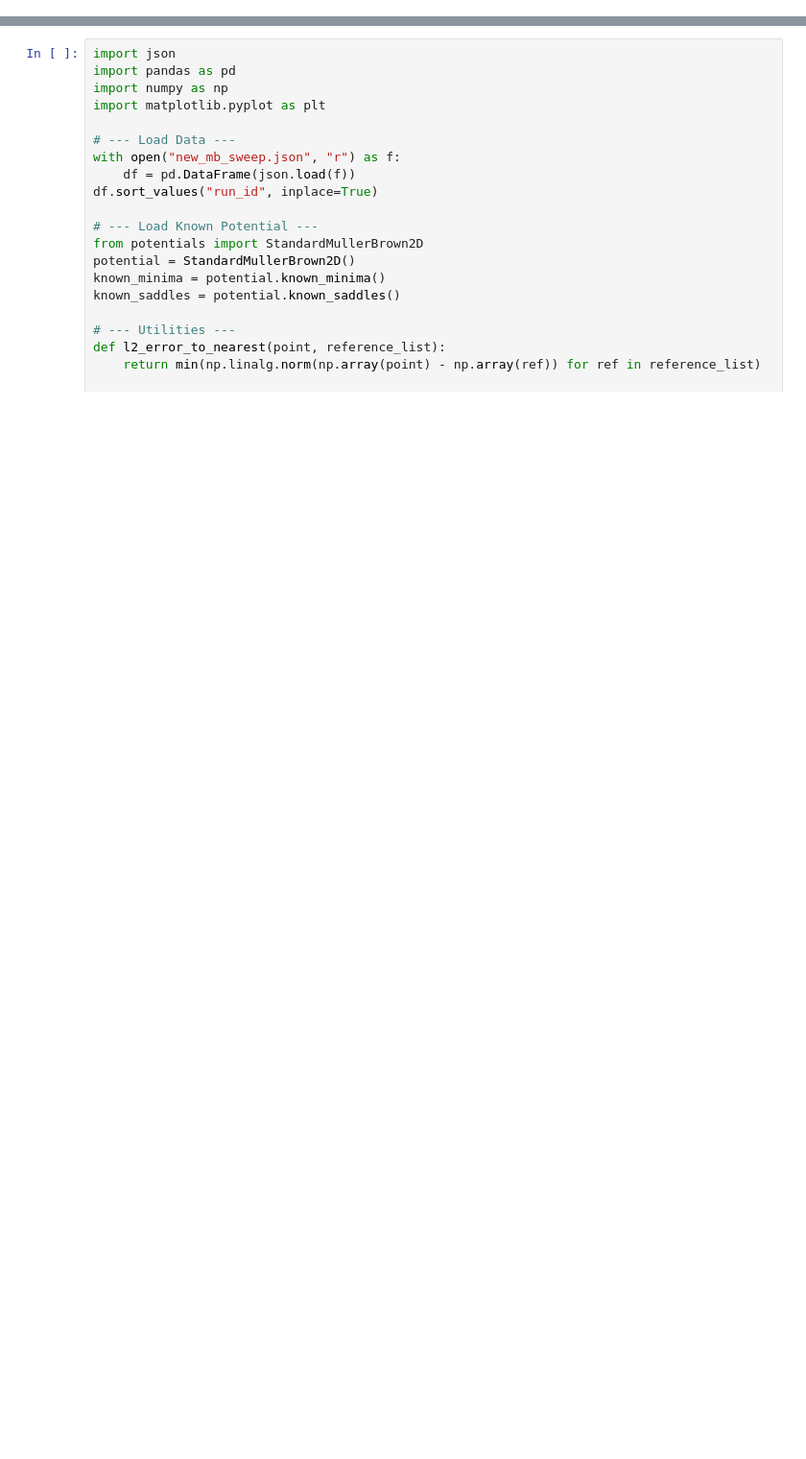
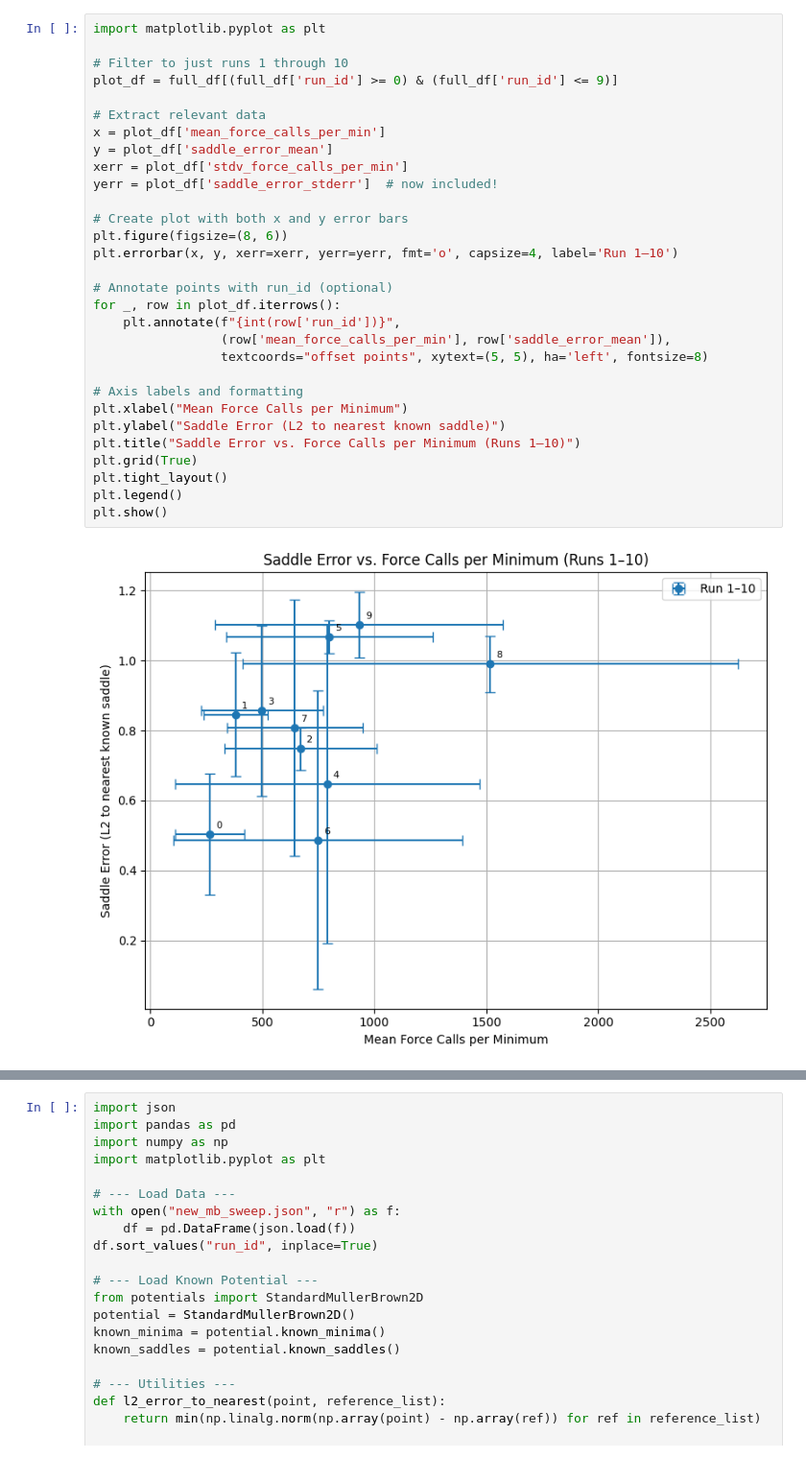
Before and after one commit to SimonNir/ca_abc, a Jupyter notebook: analyze_json.ipynb, the cells around one changed output, grey strips where cells are left out. Shown at 96% size. Drawn from its saved outputs; the diff is of its cells as text; blank space fills up the shorter version.

```diff
--- a/analyze_json.ipynb
+++ b/analyze_json.ipynb
@@ -0,0 +124,32 @@
+# %%
+import matplotlib.pyplot as plt
+
+# Filter to just runs 1 through 10
+plot_df = full_df[(full_df['run_id'] >= 0) & (full_df['run_id'] <= 9)]
+
+# Extract relevant data
+x = plot_df['mean_force_calls_per_min']
+y = plot_df['saddle_error_mean']
+xerr = plot_df['stdv_force_calls_per_min']
+yerr = plot_df['saddle_error_stderr']  # now included!
+
+# Create plot with both x and y error bars
+plt.figure(figsize=(8, 6))
+plt.errorbar(x, y, xerr=xerr, yerr=yerr, fmt='o', capsize=4, label='Run 1–10')
+
+# Annotate points with run_id (optional)
+for _, row in plot_df.iterrows():
+    plt.annotate(f"{int(row['run_id'])}",
+                 (row['mean_force_calls_per_min'], row['saddle_error_mean']),
+                 textcoords="offset points", xytext=(5, 5), ha='left', fontsize=8)
+
+# Axis labels and formatting
+plt.xlabel("Mean Force Calls per Minimum")
+plt.ylabel("Saddle Error (L2 to nearest known saddle)")
+plt.title("Saddle Error vs. Force Calls per Minimum (Runs 1–10)")
+plt.grid(True)
+plt.tight_layout()
+plt.legend()
+plt.show()
+# %% [output]
+[figure, added]
```
Also changed, not shown: parts of 9 cells of this notebook, 4 other files.
